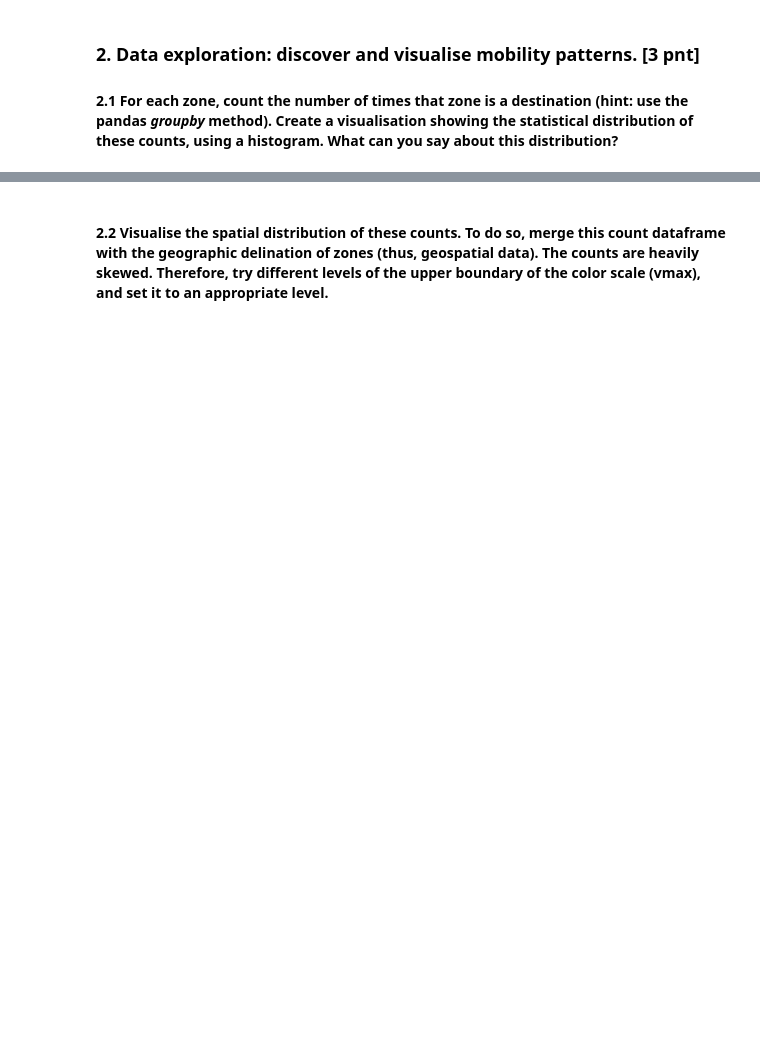
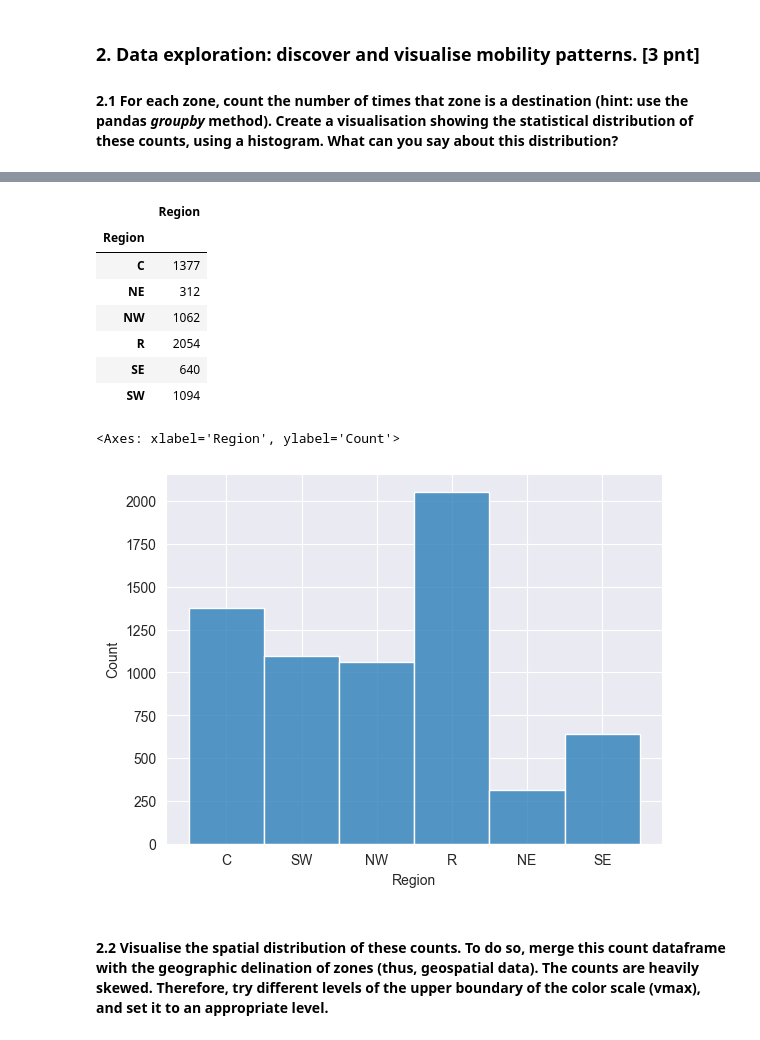
Before and after one commit to alexjansink/Q2_2023, a Jupyter notebook: Assigments/assignment_02/assignment_02.ipynb, the cells around one changed output, grey strips where cells are left out. Cells and saved outputs as stored; diff of their text form; code cells hidden in the pictures; blank space fills up the shorter version.

```diff
--- a/Assigments/assignment_02/assignment_02.ipynb
+++ b/Assigments/assignment_02/assignment_02.ipynb
@@ -130,2 +173,7 @@ pd.set_option('display.max_columns', None)
 # %% [markdown]
 #### 1.3. Handle the NaN values. I.e. only keep trips where the **destination** is known.
+# %%
+datatest = data.dropna(subset= ["Origin_lsoa_name","Destination_lsoa_name"])
+display(datatest.describe())
+display(datatest.head())
+display(datatest.isna().sum().sum())
@@ -134,3 +207,6 @@ pd.set_option('display.max_columns', None)
 # %% [markdown]
 ### 2. Data exploration: discover and visualise mobility patterns. [3 pnt]
 #### 2.1 For each zone, count the number of times that zone is a destination (hint: use the pandas *groupby* method). Create a visualisation showing the statistical distribution of these counts, using a histogram. What can you say about this distribution?
+# %%
+smallzones = zones[[ "dest_zone", "Region"]].copy()
+display(smallzones)
@@ -136,0 +243,3 @@ pd.set_option('display.max_columns', None)
+# %%
+DataRegion = datatest.merge(smallzones, left_on="Destination_lsoa_code", right_on="dest_zone")
+display(DataRegion)
@@ -137,2 +260,18 @@ pd.set_option('display.max_columns', None)
+# %%
+histogram = DataRegion.groupby(['Region'])['Region'].count()
+histogram = histogram.to_frame()
+display(histogram)
+sns.histplot(data=DataRegion["Region"])
+# %% [output]
+|  | Region |
+| Region |  |
+| C | 1377 |
+| NE | 312 |
+| NW | 1062 |
+| R | 2054 |
+| SE | 640 |
+| SW | 1094 |
+<Axes: xlabel='Region', ylabel='Count'>
+[figure, added]
 # %% [markdown]
 #### 2.2 Visualise the spatial distribution of these counts. To do so, merge this count dataframe with the geographic delination of zones (thus, geospatial data). The counts are heavily skewed. Therefore, try different levels of the upper boundary of the color scale (vmax), and set it to an appropriate level.
```
Also changed, not shown: parts of 10 cells of this notebook.
